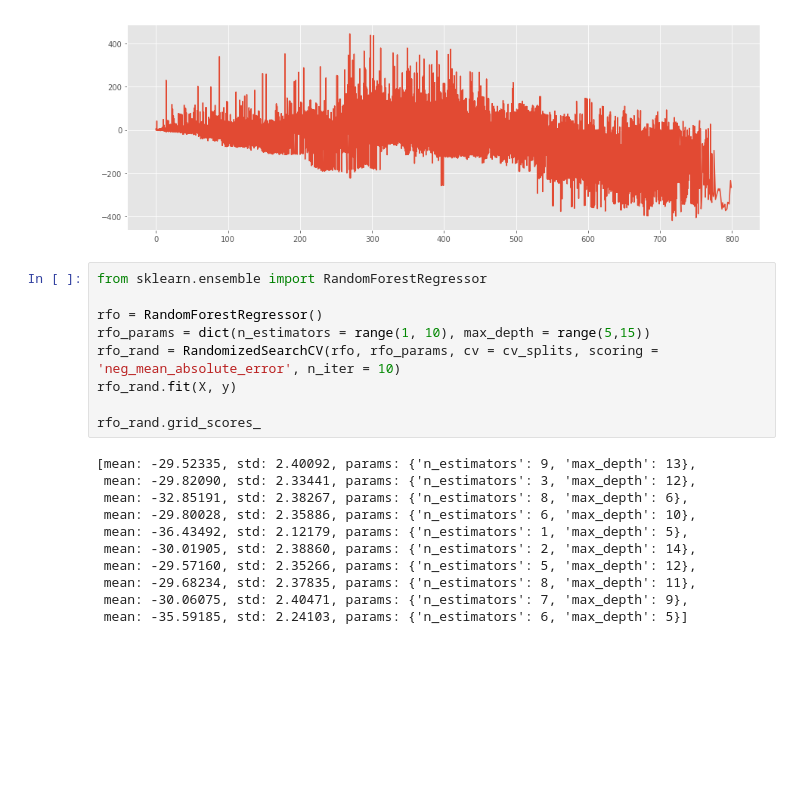
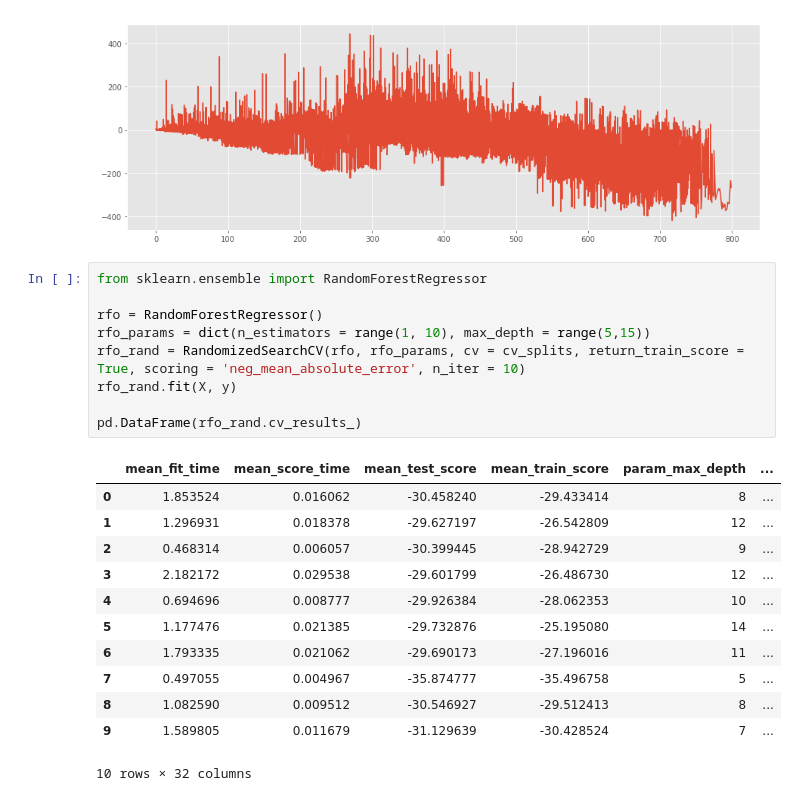
Before and after one commit to jank324/ais-predictor, a Jupyter notebook: data/filter FEL-ROT data.ipynb, the cells around one changed output. Cells and saved outputs as stored; diff of their text form; blank space fills up the shorter version.

```diff
--- a/data/filter FEL-ROT data.ipynb
+++ b/data/filter FEL-ROT data.ipynb
@@ -333,20 +337,22 @@ plt.plot(knn_predicts_frame['correct'], knn_predicts_frame['diff'])
 # %%
 from sklearn.ensemble import RandomForestRegressor
 
 rfo = RandomForestRegressor()
 rfo_params = dict(n_estimators = range(1, 10), max_depth = range(5,15))
-rfo_rand = RandomizedSearchCV(rfo, rfo_params, cv = cv_splits, scoring = 'neg_mean_absolute_error', n_iter = 10)
+rfo_rand = RandomizedSearchCV(rfo, rfo_params, cv = cv_splits, return_train_score = True, scoring = 'neg_mean_absolute_error', n_iter = 10)
 rfo_rand.fit(X, y)
 
-rfo_rand.grid_scores_
+pd.DataFrame(rfo_rand.cv_results_)
 # %% [output]
+|  | mean_fit_time | mean_score_time | mean_test_score | mean_train_score | param_max_depth | ... |
+| 0 | 1.853524 | 0.016062 | -30.458240 | -29.433414 | 8 | ... |
+| 1 | 1.296931 | 0.018378 | -29.627197 | -26.542809 | 12 | ... |
+| 2 | 0.468314 | 0.006057 | -30.399445 | -28.942729 | 9 | ... |
+| 3 | 2.182172 | 0.029538 | -29.601799 | -26.486730 | 12 | ... |
+| 4 | 0.694696 | 0.008777 | -29.926384 | -28.062353 | 10 | ... |
+| 5 | 1.177476 | 0.021385 | -29.732876 | -25.195080 | 14 | ... |
+| 6 | 1.793335 | 0.021062 | -29.690173 | -27.196016 | 11 | ... |
+| 7 | 0.497055 | 0.004967 | -35.874777 | -35.496758 | 5 | ... |
+| 8 | 1.082590 | 0.009512 | -30.546927 | -29.512413 | 8 | ... |
+| 9 | 1.589805 | 0.011679 | -31.129639 | -30.428524 | 7 | ... |
-[mean: -29.52335, std: 2.40092, params: {'n_estimators': 9, 'max_depth': 13},
- mean: -29.82090, std: 2.33441, params: {'n_estimators': 3, 'max_depth': 12},
- mean: -32.85191, std: 2.38267, params: {'n_estimators': 8, 'max_depth': 6},
- mean: -29.80028, std: 2.35886, params: {'n_estimators': 6, 'max_depth': 10},
- mean: -36.43492, std: 2.12179, params: {'n_estimators': 1, 'max_depth': 5},
- mean: -30.01905, std: 2.38860, params: {'n_estimators': 2, 'max_depth': 14},
- mean: -29.57160, std: 2.35266, params: {'n_estimators': 5, 'max_depth': 12},
- mean: -29.68234, std: 2.37835, params: {'n_estimators': 8, 'max_depth': 11},
- mean: -30.06075, std: 2.40471, params: {'n_estimators': 7, 'max_depth': 9},
- mean: -35.59185, std: 2.24103, params: {'n_estimators': 6, 'max_depth': 5}]
+10 rows × 32 columns
```
Also changed, not shown: parts of 2 cells of this notebook.
